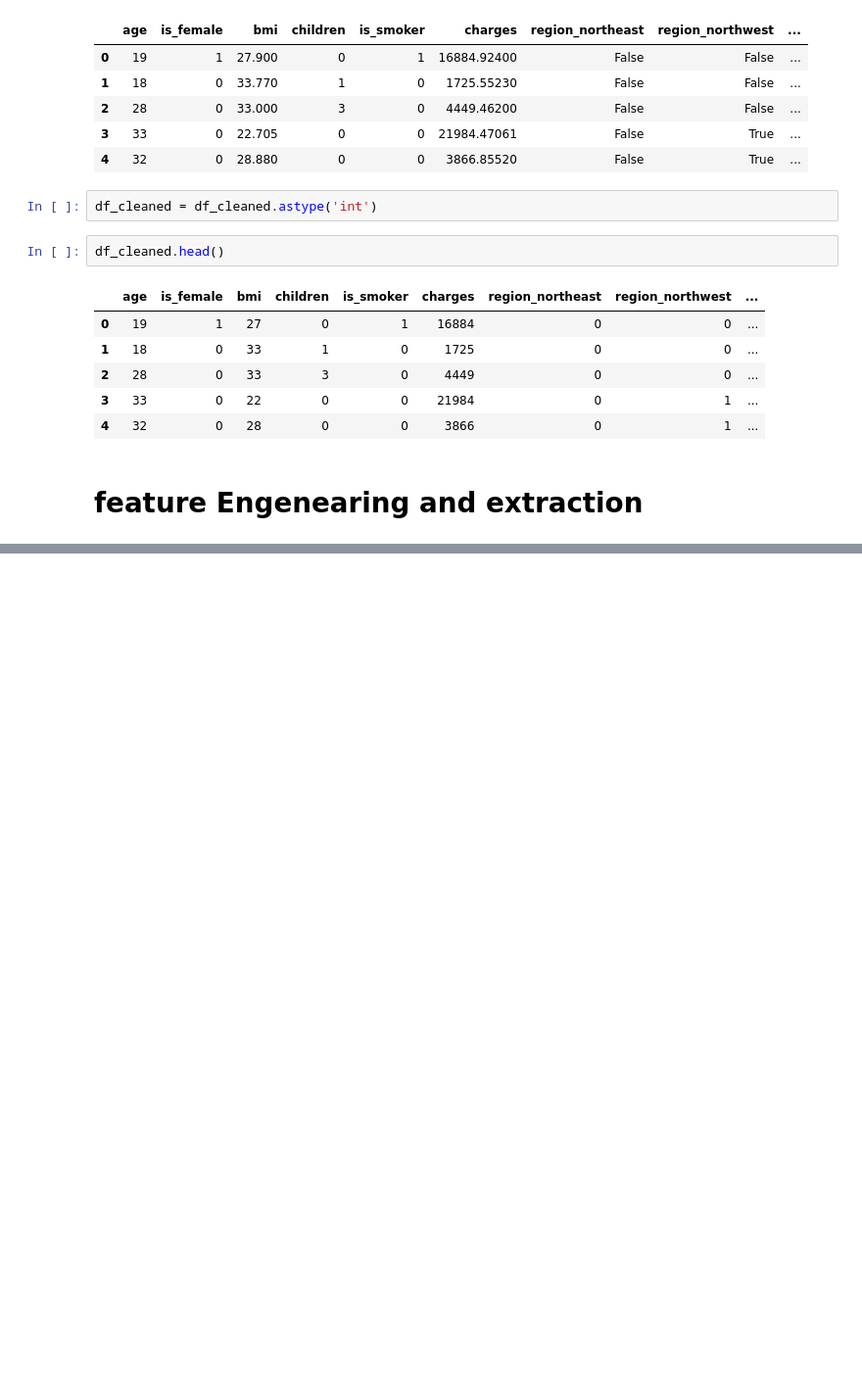
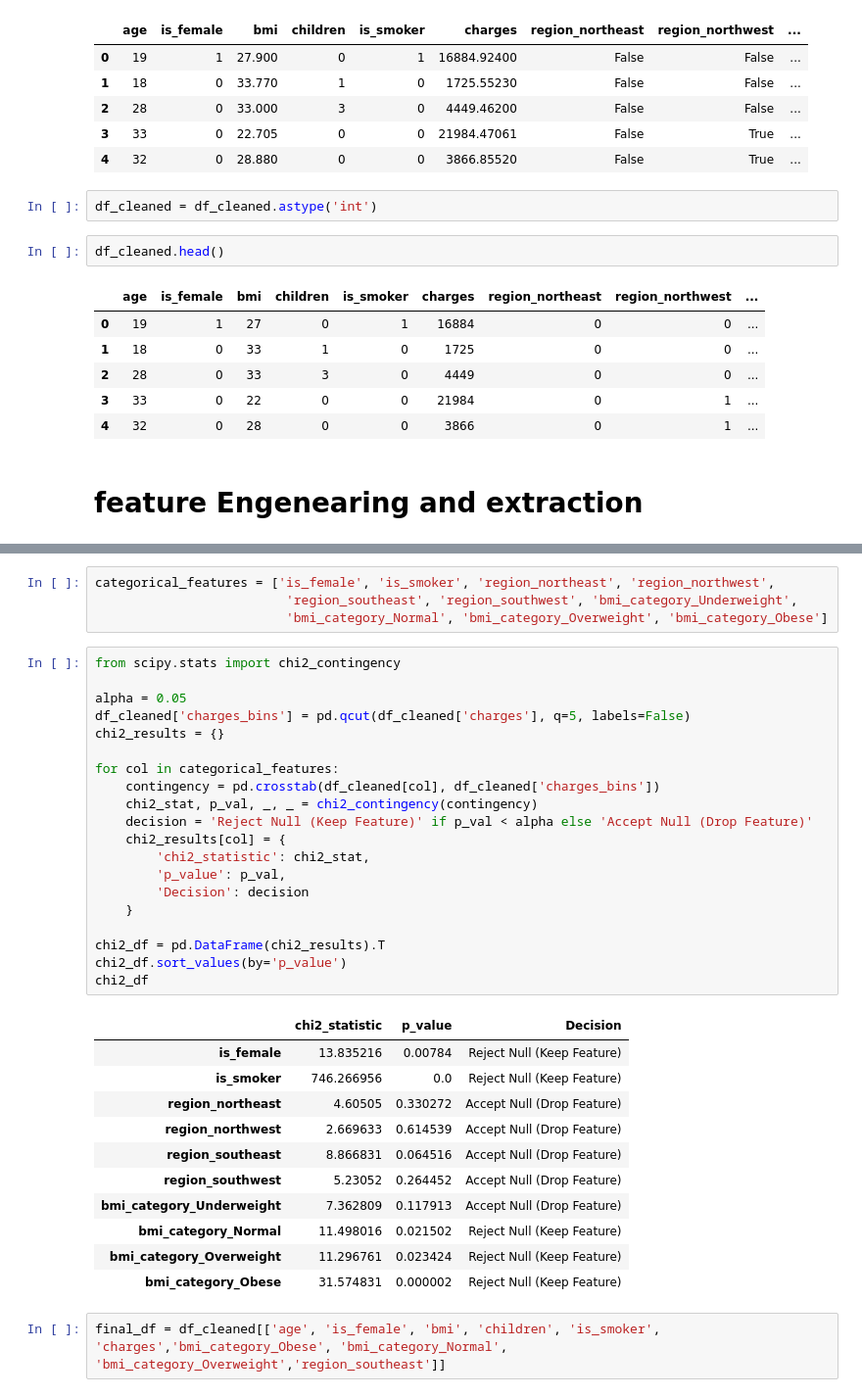
Before and after one commit to gursimranai/AI-ML-Journey, a Jupyter notebook: 12-Practice/ML/Sheriyan-AI-Practice/Machine-Learning-1.ipynb, the cells around one changed output, grey strips where cells are left out. Shown at 98% size. Cells and saved outputs as stored; diff of their text form; blank space fills up the shorter version.

```diff
--- a/12-Practice/ML/Sheriyan-AI-Practice/Machine-Learning-1.ipynb
+++ b/12-Practice/ML/Sheriyan-AI-Practice/Machine-Learning-1.ipynb
@@ -269,0 +359,38 @@ df_cleaned.head()
+# %%
+categorical_features = ['is_female', 'is_smoker', 'region_northeast', 'region_northwest',
+                         'region_southeast', 'region_southwest', 'bmi_category_Underweight',
+                         'bmi_category_Normal', 'bmi_category_Overweight', 'bmi_category_Obese']
+# %%
+from scipy.stats import chi2_contingency
+
+alpha = 0.05
+df_cleaned['charges_bins'] = pd.qcut(df_cleaned['charges'], q=5, labels=False)
+chi2_results = {}
+
+for col in categorical_features:
+    contingency = pd.crosstab(df_cleaned[col], df_cleaned['charges_bins'])
+    chi2_stat, p_val, _, _ = chi2_contingency(contingency)
+    decision = 'Reject Null (Keep Feature)' if p_val < alpha else 'Accept Null (Drop Feature)'
+    chi2_results[col] = {
+        'chi2_statistic': chi2_stat,
+        'p_value': p_val,
+        'Decision': decision
+    }
+
+chi2_df = pd.DataFrame(chi2_results).T
+chi2_df.sort_values(by='p_value')
+chi2_df
+# %% [output]
+|  | chi2_statistic | p_value | Decision |
+| is_female | 13.835216 | 0.00784 | Reject Null (Keep Feature) |
+| is_smoker | 746.266956 | 0.0 | Reject Null (Keep Feature) |
+| region_northeast | 4.60505 | 0.330272 | Accept Null (Drop Feature) |
+| region_northwest | 2.669633 | 0.614539 | Accept Null (Drop Feature) |
+| region_southeast | 8.866831 | 0.064516 | Accept Null (Drop Feature) |
+| region_southwest | 5.23052 | 0.264452 | Accept Null (Drop Feature) |
+| bmi_category_Underweight | 7.362809 | 0.117913 | Accept Null (Drop Feature) |
+| bmi_category_Normal | 11.498016 | 0.021502 | Reject Null (Keep Feature) |
+| bmi_category_Overweight | 11.296761 | 0.023424 | Reject Null (Keep Feature) |
+| bmi_category_Obese | 31.574831 | 0.000002 | Reject Null (Keep Feature) |
+# %%
+final_df = df_cleaned[['age', 'is_female', 'bmi', 'children', 'is_smoker', 'charges','bmi_category_Obese', 'bmi_category_Normal', 'bmi_category_Overweight','region_southeast']]
```
Also changed, not shown: parts of 15 cells of this notebook.
